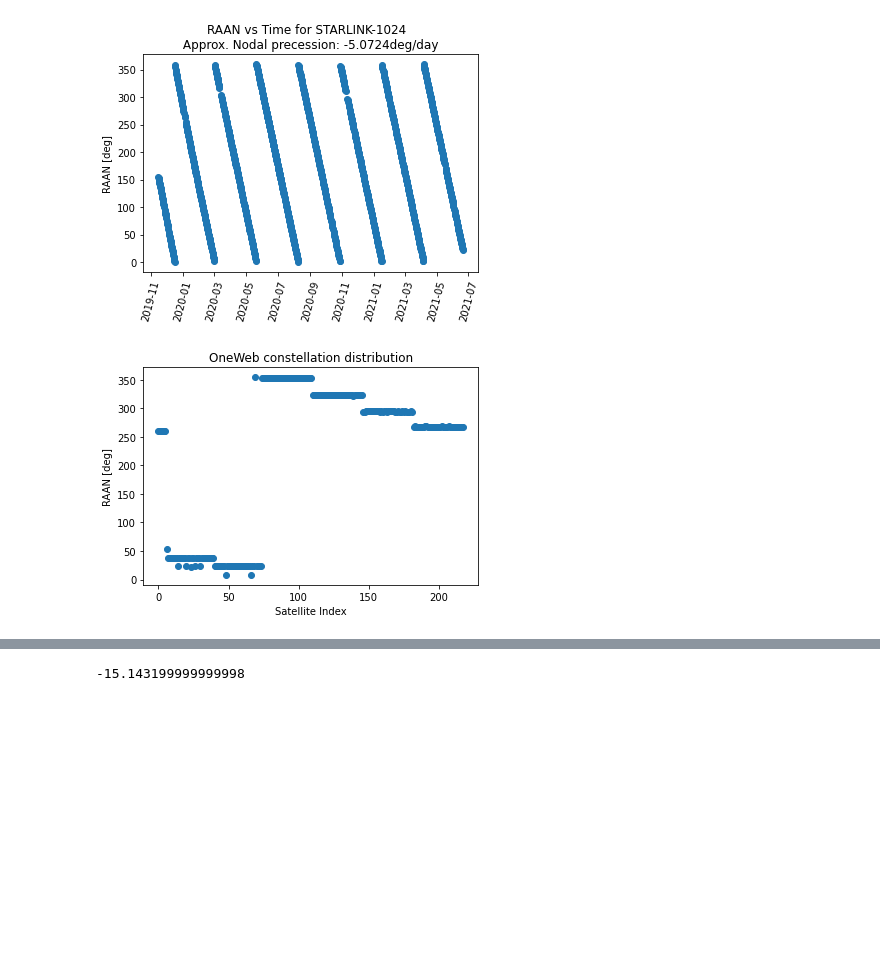
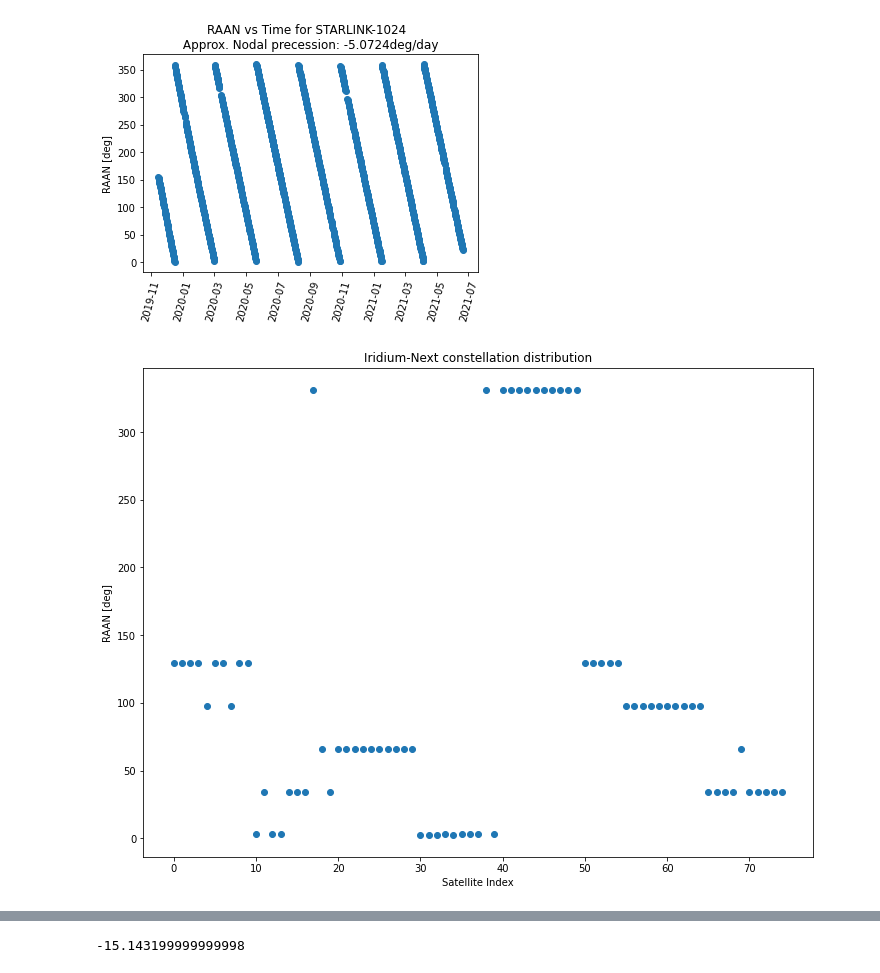
Before and after one commit to marcpm/ns3constellation, a Jupyter notebook: data_tools/analysis/aa_extra_OrbitalPlaneFinder.ipynb, the cells around one changed output, grey strips where cells are left out. Cells and saved outputs as stored; diff of their text form; code cells hidden in the pictures; blank space fills up the shorter version.

```diff
--- a/data_tools/analysis/aa_extra_OrbitalPlaneFinder.ipynb
+++ b/data_tools/analysis/aa_extra_OrbitalPlaneFinder.ipynb
@@ -142,44 +142,50 @@ Number of TLEs: 1562
 # %%
 from pprint import pprint
 import json
 import matplotlib.pyplot as plt
 import requests
 
-resp = requests.get("http://celestrak.com/NORAD/elements/gp.php?GROUP=oneweb&FORMAT=json")
 
-data = resp.json()
-# with open("oneweb.txt", "r") as file:
-#     data = json.load(file)
+def orbital_plane_aggregator(constellation_name: str, plots: bool = True):
+    resp = requests.get(f"http://celestrak.com/NORAD/elements/gp.php?GROUP={constellation_name}&FORMAT=json")
 
-# data = [sat for sat in data if "2021" not in sat["OBJECT_ID"] ] # filter for sats launched pre 2021
-# data = [sat for sat in data if "2021" not in sat["OBJECT_ID"] ] # filter for sats launched pre 2021
-raans = [sat["RA_OF_ASC_NODE"] for  sat in data]
-incs = [sat["INCLINATION"] for sat in data]
+    data = resp.json()
+    # with open("oneweb.txt", "r") as file:
+    #     data = json.load(file)
 
-plt.scatter([range(len(raans))], raans)
-plt.xlabel("Satellite Index")
-plt.ylabel("RAAN [deg]")
-plt.title("OneWeb constellation distribution")
-plt.show()
-planes = [[data[0]]]
-nice = 0
-for sat1 in data[1:]:
-#     print("sat1: ", sat1["OBJECT_NAME"])
-    for idx in range(0,len(planes)+1):
-#         print(len(planes))
-#         if plane[idx] is None:
-#             planes[planeidx] = [sat1]
-#         print(idx)
-        if idx == len(planes): # last
-#             print("new breaak / new plane")
-            planes.append([sat1])
-            break
-        else:
-            sat2 = planes[idx][0]
-            if abs(sat1["RA_OF_ASC_NODE"] - sat2["RA_OF_ASC_NODE"]) < 2:
-                planes[idx].append(sat1)
-                nice += 1
+    # data = [sat for sat in data if "2021" not in sat["OBJECT_ID"] ] # filter for sats launched pre 2021
+    # data = [sat for sat in data if "2021" not in sat["OBJECT_ID"] ] # filter for sats launched pre 2021
+    raans = [sat["RA_OF_ASC_NODE"] for  sat in data]
+    incs = [sat["INCLINATION"] for sat in data]
+
+    plt.figure(figsize=(12,9))
+    plt.scatter([range(len(raans))], raans)
+    plt.xlabel("Satellite Index")
+    plt.ylabel("RAAN [deg]")
+    plt.title(f"{constellation_name.title()} constellation distribution")
+    plt.show()
+    planes = [[data[0]]]
+#     nice = 0
+    for sat1 in data[1:]:
+    #     print("sat1: ", sat1["OBJECT_NAME"])
+        for idx in range(0,len(planes)+1):
+    #         print(len(planes))
+    #         if plane[idx] is None:
+    #             planes[planeidx] = [sat1]
+    #         print(idx)
+            if idx == len(planes): # last
+    #             print("new breaak / new plane")
+                planes.append([sat1])
                 break
+            else:
+                sat2 = planes[idx][0]
+                if (abs(sat1["RA_OF_ASC_NODE"] - sat2["RA_OF_ASC_NODE"]) < 4) and (abs(sat1["INCLINATION"] - sat2["INCLINATION"]) < 4):
+                    planes[idx].append(sat1)
+#                     nice += 1
+                    break
+    return planes
+    ###########
+planes = orbital_plane_aggregator("iridium-Next", plots=True)
 # %% [output]
-[figure, old version]
+[figure, new version]
 # %%
```
Also changed, not shown: parts of 2 cells of this notebook, 9 other files.
